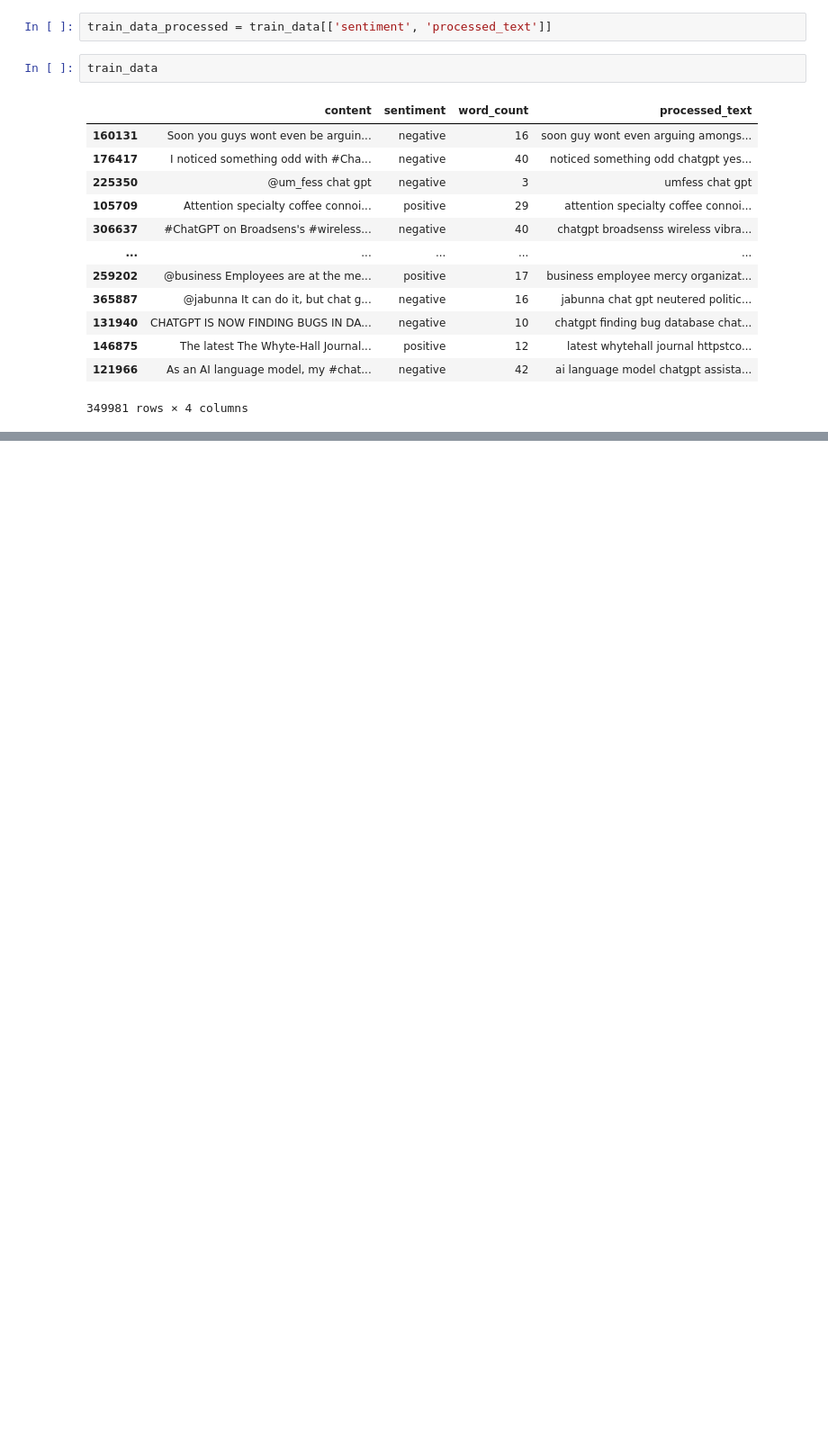
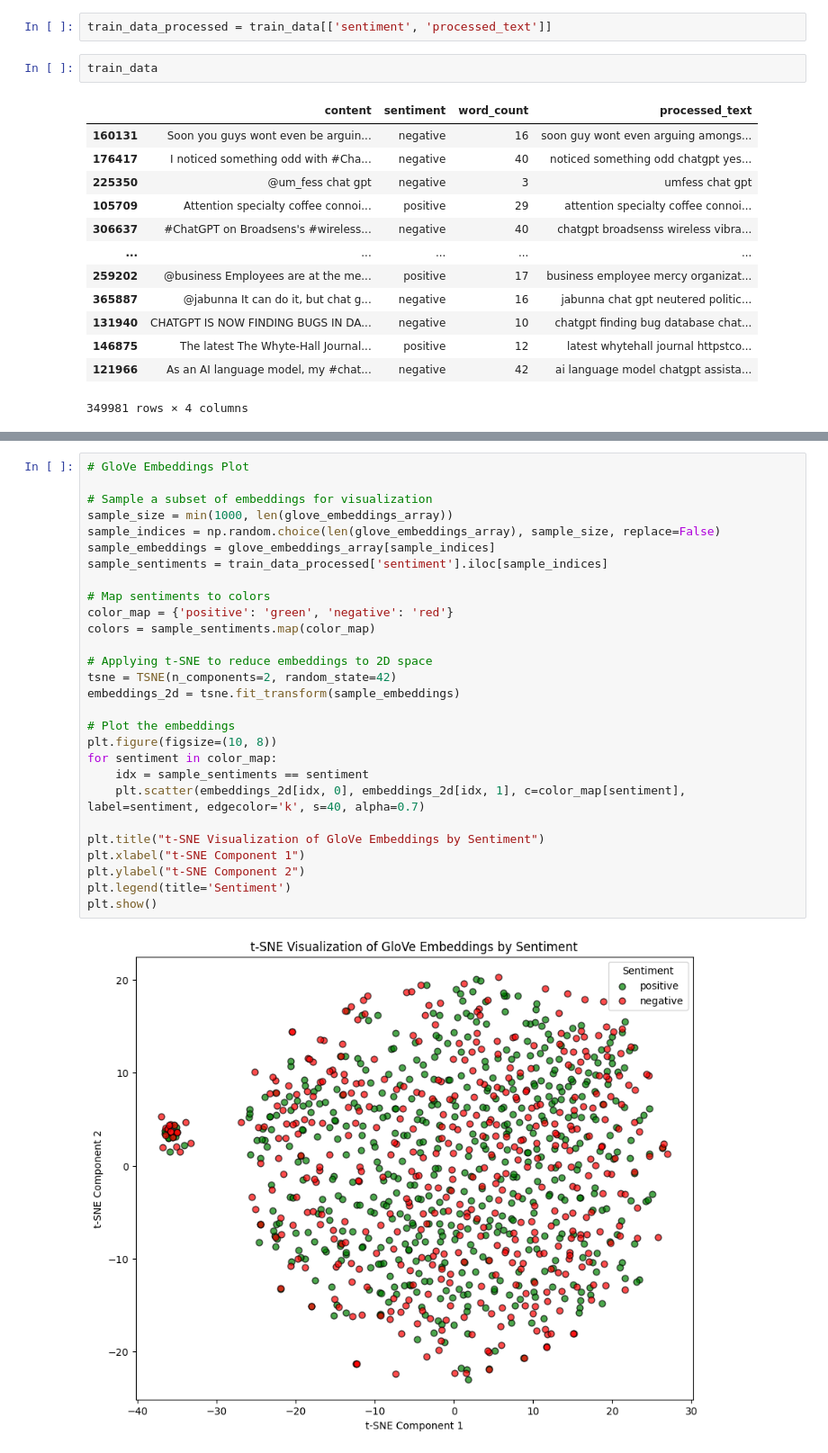
Before and after one commit to rakiiibul/Tweet-chatgpt-Sentiment, a Jupyter notebook: code.ipynb, the cells around one changed output, grey strips where cells are left out. Shown at 90% size. Saved outputs shown, nothing was run; the diff lists cells and outputs as text; blank space fills up the shorter version.

```diff
--- a/code.ipynb
+++ b/code.ipynb
@@ -349,0 +381,30 @@ data.head(2)
+# %%
+# GloVe Embeddings Plot
+
+# Sample a subset of embeddings for visualization
+sample_size = min(1000, len(glove_embeddings_array))
+sample_indices = np.random.choice(len(glove_embeddings_array), sample_size, replace=False)
+sample_embeddings = glove_embeddings_array[sample_indices]
+sample_sentiments = train_data_processed['sentiment'].iloc[sample_indices]
+
+# Map sentiments to colors
+color_map = {'positive': 'green', 'negative': 'red'}
+colors = sample_sentiments.map(color_map)
+
+# Applying t-SNE to reduce embeddings to 2D space
+tsne = TSNE(n_components=2, random_state=42)
+embeddings_2d = tsne.fit_transform(sample_embeddings)
+
+# Plot the embeddings
+plt.figure(figsize=(10, 8))
+for sentiment in color_map:
+    idx = sample_sentiments == sentiment
+    plt.scatter(embeddings_2d[idx, 0], embeddings_2d[idx, 1], c=color_map[sentiment], label=sentiment, edgecolor='k', s=40, alpha=0.7)
+
+plt.title("t-SNE Visualization of GloVe Embeddings by Sentiment")
+plt.xlabel("t-SNE Component 1")
+plt.ylabel("t-SNE Component 2")
+plt.legend(title='Sentiment')
+plt.show()
+# %% [output]
+[figure, added]
```
Also changed, not shown: parts of 6 cells of this notebook.
